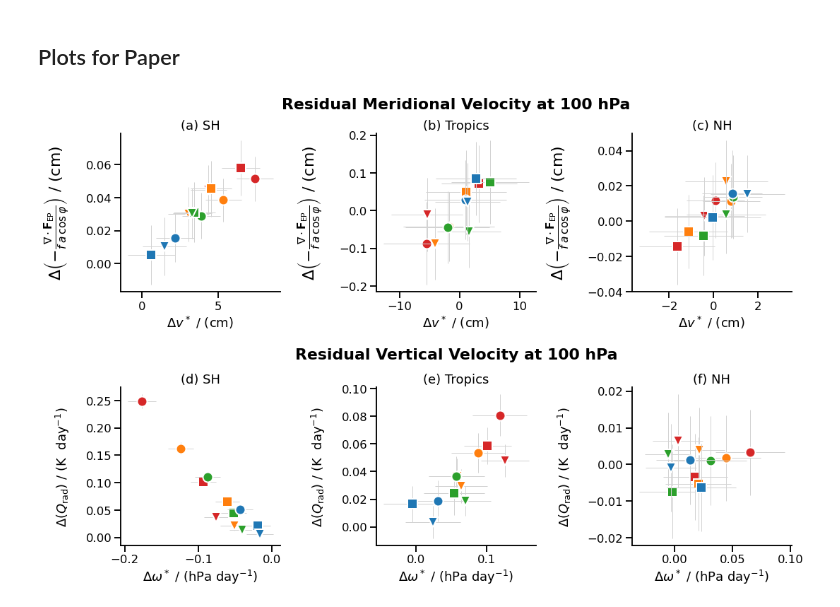
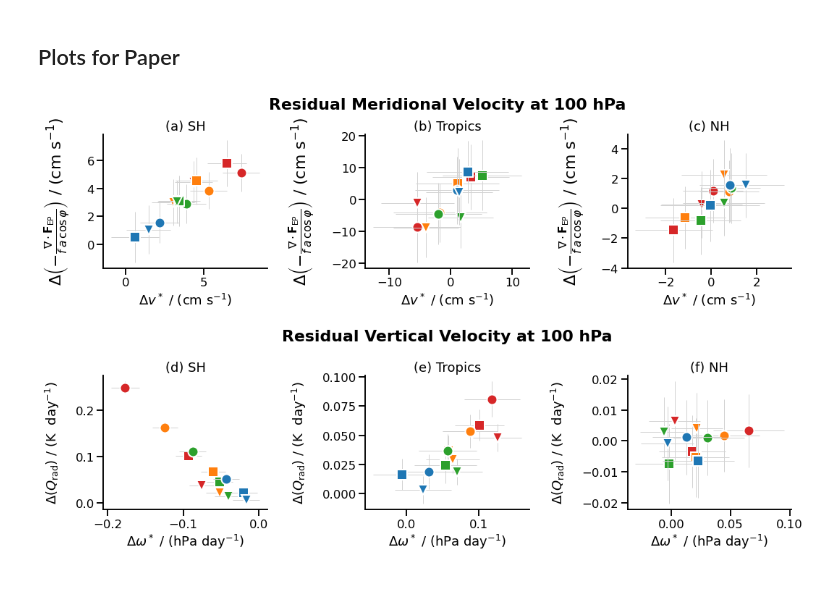
Before and after one commit to fsenf/nbook.2022-11_WiFi-AUS_Circ-Feedbacks, a Jupyter notebook: nbooks/09-Residual-Circulation-at-100hPa.ipynb, the cells around one changed output. Saved outputs shown, nothing was run; the diff lists cells and outputs as text; code cells hidden in the pictures.

Commit message:
started to update figure style in notebooks

```diff
--- a/nbooks/09-Residual-Circulation-at-100hPa.ipynb
+++ b/nbooks/09-Residual-Circulation-at-100hPa.ipynb
@@ -299,6 +299,8 @@ dave['cre_lw_dirty'] = dave['trad0'] - dave['traf0']
 
 dave['cloud_on_forc_sw'] = dave['FSW_TOTAL_TOP'] - dave['FSW_CLEAR_TOP']
 dave['cloud_on_forc_lw'] = dave['FLW_TOTAL_TOP'] - dave['FLW_CLEAR_TOP']
+
+dave['net_toa'] = dave['trad0']  +  dave['srad0']
 # %%
 L = 2e6
 dave['LP'] = L * ( dave['aprc'] + dave['aprl'] )
@@ -428,7 +430,7 @@ def plot_vars_against_eachother(vname1, vname2, print_correlation = False, add_n
 
 
  #   dens = analysis.ens_stat( dave ).squeeze()
-    dens = analysis.stats_and_nudged( dave ).squeeze()
+    dens = analysis.stats_and_nudged( dave ) #.squeeze()
 
     modes = list( dens.mode.data )
     months = list( dave.time.data )
@@ -608,34 +610,37 @@ def nicify( xlabel = None, ylabel = None, title = None, ylab_size = 22, axs = No
         if ylabel is not None:
             a.set_ylabel( ylabel, labelpad = 20, fontsize = ylab_size )
 
-    plt.subplots_adjust( wspace = 0.6, hspace = 0.6, top = 0.8, left = 0.2, right = 0.8 )
+    plt.subplots_adjust( wspace = 0.6, hspace = 0.8, top = 0.8, left = 0.2, right = 0.8, bottom = 0.2 )
 # %% [markdown]
 ## Plots for Paper
 # %%
 fig, axs = plt.subplots( ncols = 3, nrows = 2, figsize = (22,12))
 
 
 #####################################################
 title = 'Residual Meridional Velocity at 100 hPa'
 #####################################################
 
-plot_vars_against_eachother( 'vs_100', 'EPF_scaled100',  rangelabels = rangelabels, sharex = False, sharey = False, add_nudged = False, scale1 = 1e2, axs = axs[0,:])
+plot_vars_against_eachother( 'vs_100', 'EPF_scaled100',  rangelabels = rangelabels, sharex = False, sharey = False, add_nudged = False,
+                             scale1 = 1e2, scale2 = 1e2, axs = axs[0,:])
 #plt.gcf().subplots_adjust( wspace = 1.0)
 
-nicify( xlabel = '$\Delta v^*$ / (cm)', ylabel = r'$\Delta \left(-\frac{\nabla\cdot\mathbf{F}_\mathrm{EP}}{f\;a\,\cos\varphi} \right)$ / (cm)', axs = axs[0,:] )
+nicify( xlabel = '$\Delta v^*$ / (cm s${}^{-1}$)',
+        ylabel = r'$\Delta \left(-\frac{\nabla\cdot\mathbf{F}_\mathrm{EP}}{f\;a\,\cos\varphi} \right)$ / (cm s${}^{-1}$)', axs = axs[0,:] )
 plt.figtext(0.5, 0.84, title, fontsize = 22, fontweight = 'bold', ha = 'center' )
 
 
 #####################################################
 title = 'Residual Vertical Velocity at 100 hPa'
 #####################################################
 
-plot_vars_against_eachother( 'oms_100', 'rhs_100',  rangelabels = rangelabels,sharex = False, sharey = False, add_nudged = False, scale1 = 1e-2 * day, axs = axs[1,:], iabc = 3 )
+plot_vars_against_eachother( 'oms_100', 'rhs_100',  rangelabels = rangelabels,sharex = False, sharey = False, add_nudged = False,
+                             scale1 = 1e-2 * day, axs = axs[1,:], iabc = 3 )
 #plt.gcf().subplots_adjust( wspace = 1.0)
 
 nicify( xlabel = '$\Delta\omega^*$ / (hPa day${}^{-1}$)', ylabel = r'$\Delta\left(Q_\mathrm{rad}\right)$ / (K  day${}^{-1}$)',  ylab_size = 18, axs = axs[1,:] )
-plt.figtext(0.5, 0.43, title, fontsize = 22, fontweight = 'bold', ha = 'center' )
+plt.figtext(0.5, 0.47, title, fontsize = 22, fontweight = 'bold', ha = 'center' )
 
-plt.savefig('../pics/res-circ-at-100hPa', dpi = 600)
+plt.savefig('../pics/res-circ-at-100hPa.png', dpi = 600)
 # %% [output]
-[figure, old version]
+[figure, new version]
```
Also changed, not shown: parts of 10 cells of this notebook, 5 other files.
